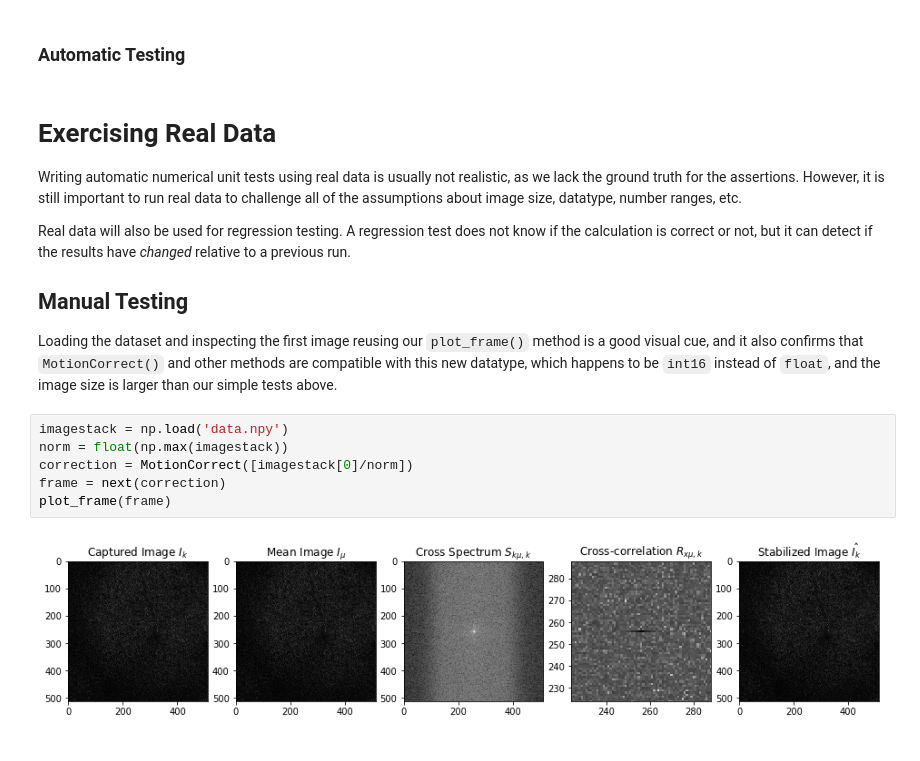
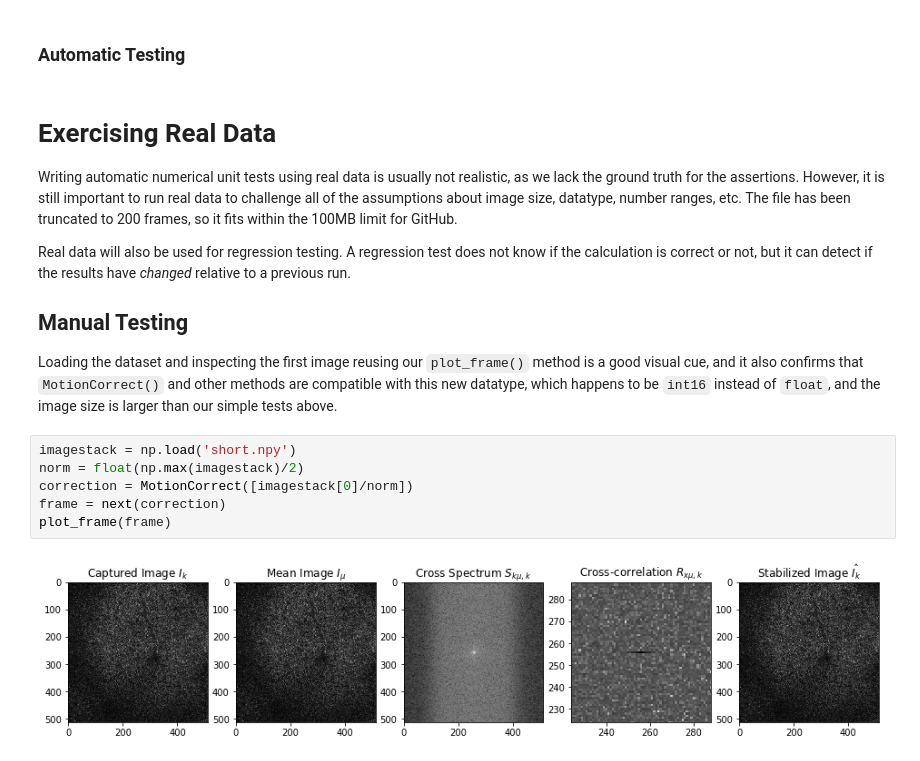
Before and after one commit to 12AT7/allen-interview, a Jupyter notebook: motion.ipynb, the cells around one changed output. Drawn from its saved outputs; the diff is of its cells as text.

```diff
--- a/motion.ipynb
+++ b/motion.ipynb
@@ -321,7 +341,7 @@ anim
 # %% [markdown]
 # Exercising Real Data
 
-Writing automatic numerical unit tests using real data is usually not realistic, as we lack the ground truth for the assertions.  However, it is still important to run real data to challenge all of the assumptions about image size, datatype, number ranges, etc.
+Writing automatic numerical unit tests using real data is usually not realistic, as we lack the ground truth for the assertions.  However, it is still important to run real data to challenge all of the assumptions about image size, datatype, number ranges, etc.  The file has been truncated to 200 frames, so it fits within the 100MB limit for GitHub.
 
 Real data will also be used for regression testing.  A regression test does not know if the calculation is correct or not, but it can detect if the results have *changed* relative to a previous run.
 
@@ -329,10 +349,10 @@ Real data will also be used for regression testing.  A regression test does not
 
 Loading the dataset and inspecting the first image reusing our `plot_frame()` method is a good visual cue, and it also confirms that `MotionCorrect()` and other methods are compatible with this new datatype, which happens to be `int16` instead of `float`, and the image size is larger than our simple tests above.
 # %%
-imagestack = np.load('data.npy')
-norm = float(np.max(imagestack))
+imagestack = np.load('short.npy')
+norm = float(np.max(imagestack)/2)
 correction = MotionCorrect([imagestack[0]/norm])
 frame = next(correction)
 plot_frame(frame)
 # %% [output]
-[figure, old version]
+[figure, new version]
```
Also changed, not shown: parts of 4 cells of this notebook.
